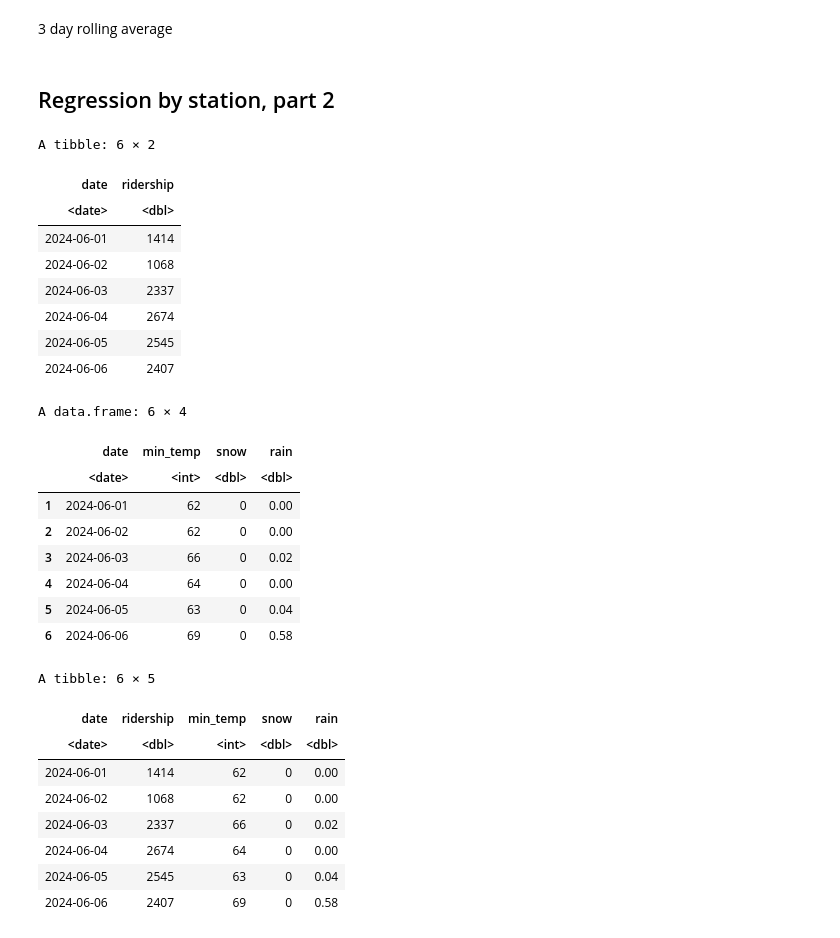
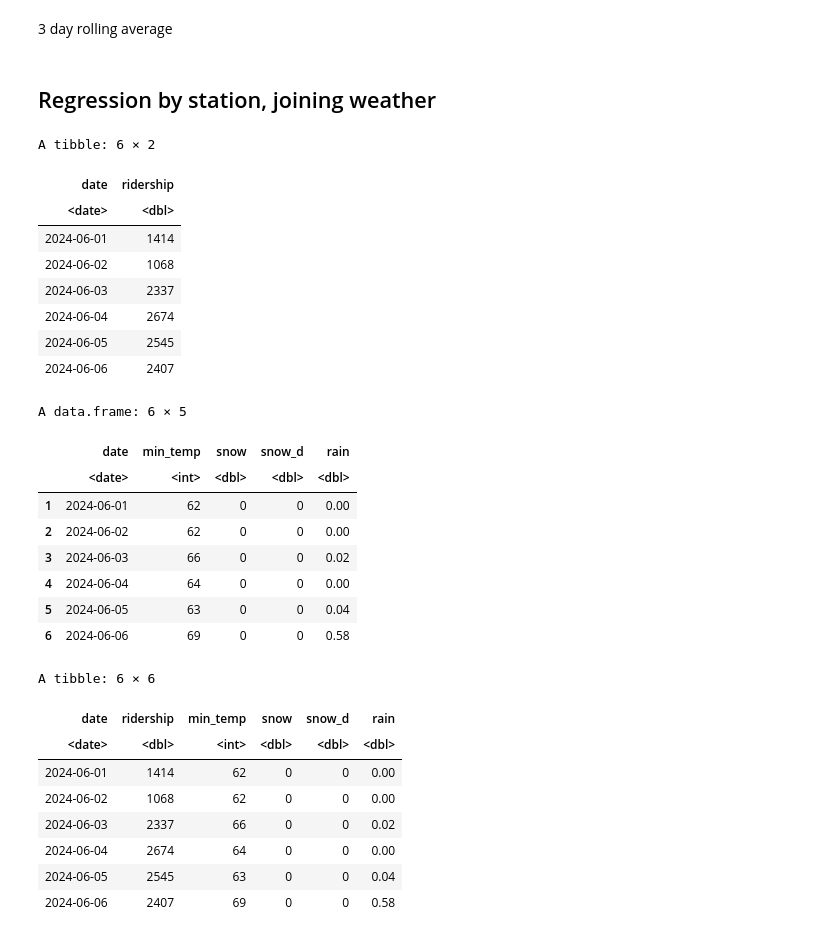
Before and after one commit to lily-harper/statsproject, a Jupyter notebook: notebooks/1_data.ipynb, the cells around one changed output. Saved outputs shown, nothing was run; the diff lists cells and outputs as text; code cells hidden in the pictures.

Commit message:
weather data again

```diff
--- a/notebooks/1_data.ipynb
+++ b/notebooks/1_data.ipynb
@@ -408,6 +408,4 @@ A data.frame: 6 × 7
 # %%
-weather_df <- read.csv("data/supplemental/weather.csv")
-
 weather_df |>
     rename(
         min_temp = TMIN,
@@ -513,5 +518,5 @@ write.csv(df_weekly, "data/smooth.csv", row.names = FALSE)
 # %% [markdown]
-## Regression by station, part 2
+## Regression by station, joining weather
 # %%
 head(df_queens)
 
@@ -528,29 +533,29 @@ A tibble: 6 × 2
 | 2024-06-04 | 2674 |
 | 2024-06-05 | 2545 |
 | 2024-06-06 | 2407 |
-A data.frame: 6 × 4
+A data.frame: 6 × 5
-|  | date | min_temp | snow | rain |
-|  | <date> | <int> | <dbl> | <dbl> |
-| 1 | 2024-06-01 | 62 | 0 | 0.00 |
-| 2 | 2024-06-02 | 62 | 0 | 0.00 |
-| 3 | 2024-06-03 | 66 | 0 | 0.02 |
-| 4 | 2024-06-04 | 64 | 0 | 0.00 |
-| 5 | 2024-06-05 | 63 | 0 | 0.04 |
-| 6 | 2024-06-06 | 69 | 0 | 0.58 |
+|  | date | min_temp | snow | snow_d | rain |
+|  | <date> | <int> | <dbl> | <dbl> | <dbl> |
+| 1 | 2024-06-01 | 62 | 0 | 0 | 0.00 |
+| 2 | 2024-06-02 | 62 | 0 | 0 | 0.00 |
+| 3 | 2024-06-03 | 66 | 0 | 0 | 0.02 |
+| 4 | 2024-06-04 | 64 | 0 | 0 | 0.00 |
+| 5 | 2024-06-05 | 63 | 0 | 0 | 0.04 |
+| 6 | 2024-06-06 | 69 | 0 | 0 | 0.58 |
 # %%
 # joins, ref 1
 df_queens |> left_join(weather_df, by = "date") -> df_queens
 
 head(df_queens)
 
-# write.csv(df_queens, "data/clean/queens.csv")
+write.csv(df_queens, "data/clean/queens.csv")
 # %% [output]
-A tibble: 6 × 5
+A tibble: 6 × 6
-| date | ridership | min_temp | snow | rain |
-| <date> | <dbl> | <int> | <dbl> | <dbl> |
-| 2024-06-01 | 1414 | 62 | 0 | 0.00 |
-| 2024-06-02 | 1068 | 62 | 0 | 0.00 |
-| 2024-06-03 | 2337 | 66 | 0 | 0.02 |
-| 2024-06-04 | 2674 | 64 | 0 | 0.00 |
-| 2024-06-05 | 2545 | 63 | 0 | 0.04 |
-| 2024-06-06 | 2407 | 69 | 0 | 0.58 |
+| date | ridership | min_temp | snow | snow_d | rain |
+| <date> | <dbl> | <int> | <dbl> | <dbl> | <dbl> |
+| 2024-06-01 | 1414 | 62 | 0 | 0 | 0.00 |
+| 2024-06-02 | 1068 | 62 | 0 | 0 | 0.00 |
+| 2024-06-03 | 2337 | 66 | 0 | 0 | 0.02 |
+| 2024-06-04 | 2674 | 64 | 0 | 0 | 0.00 |
+| 2024-06-05 | 2545 | 63 | 0 | 0 | 0.04 |
+| 2024-06-06 | 2407 | 69 | 0 | 0 | 0.58 |
```
Also changed, not shown: parts of 8 cells of this notebook, 1 other file.
